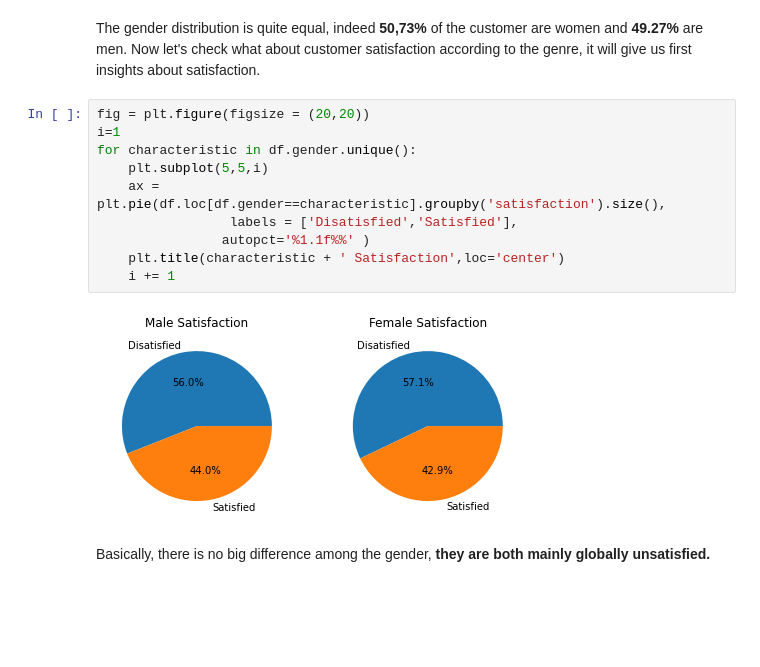
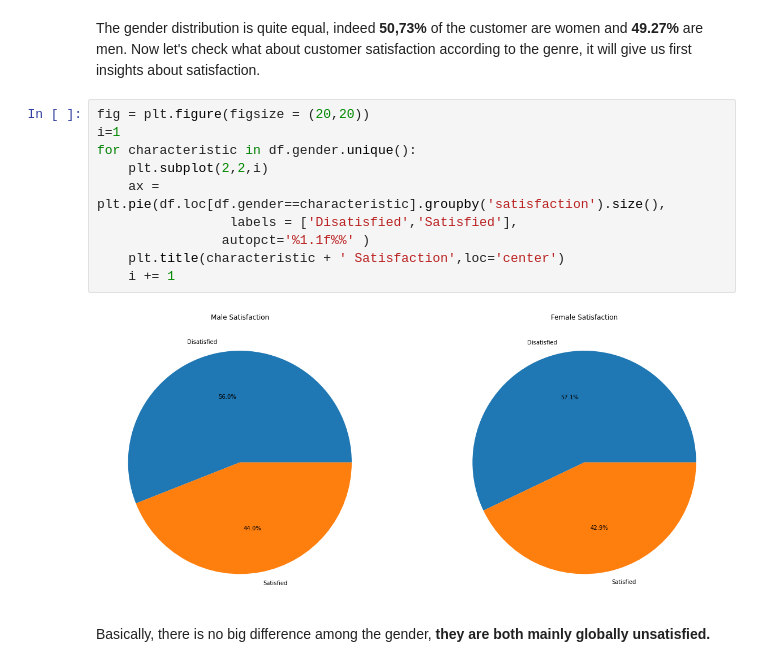
Before and after one commit to Yurhigz/Airline-Passenger-Satisfaction, a Jupyter notebook: Python Script.ipynb, the cells around one changed output. Saved outputs shown, nothing was run; the diff lists cells and outputs as text; blank space fills up the shorter version.

```diff
--- a/Python Script.ipynb
+++ b/Python Script.ipynb
@@ -137,15 +137,15 @@ The gender distribution is quite equal, indeed <b>50,73%</b> of the customer are
 # %%
 fig = plt.figure(figsize = (20,20))
 i=1
 for characteristic in df.gender.unique():
-    plt.subplot(5,5,i)
+    plt.subplot(2,2,i)
     ax = plt.pie(df.loc[df.gender==characteristic].groupby('satisfaction').size(),
                  labels = ['Disatisfied','Satisfied'],
                 autopct='%1.1f%%' )
     plt.title(characteristic + ' Satisfaction',loc='center')
     i += 1
 # %% [output]
-[figure, old version]
+[figure, new version]
 # %% [markdown]
 Basically, there is no big difference among the gender, <b>they are both mainly globally unsatisfied. </b>
 # %%
```
Also changed, not shown: parts of 15 cells of this notebook.
